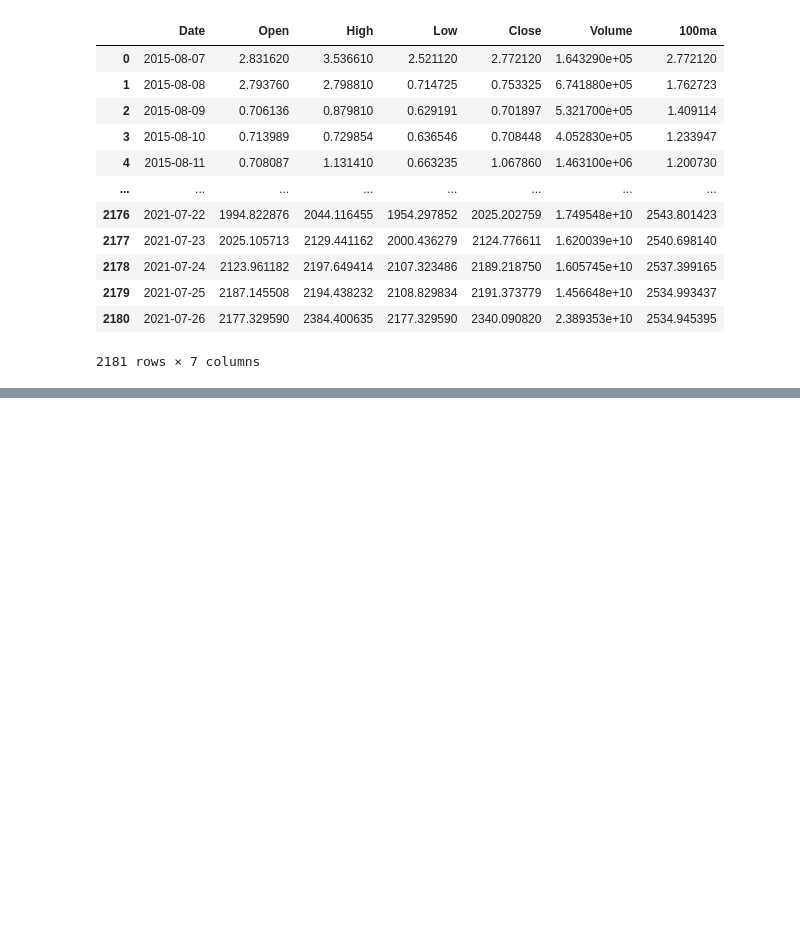
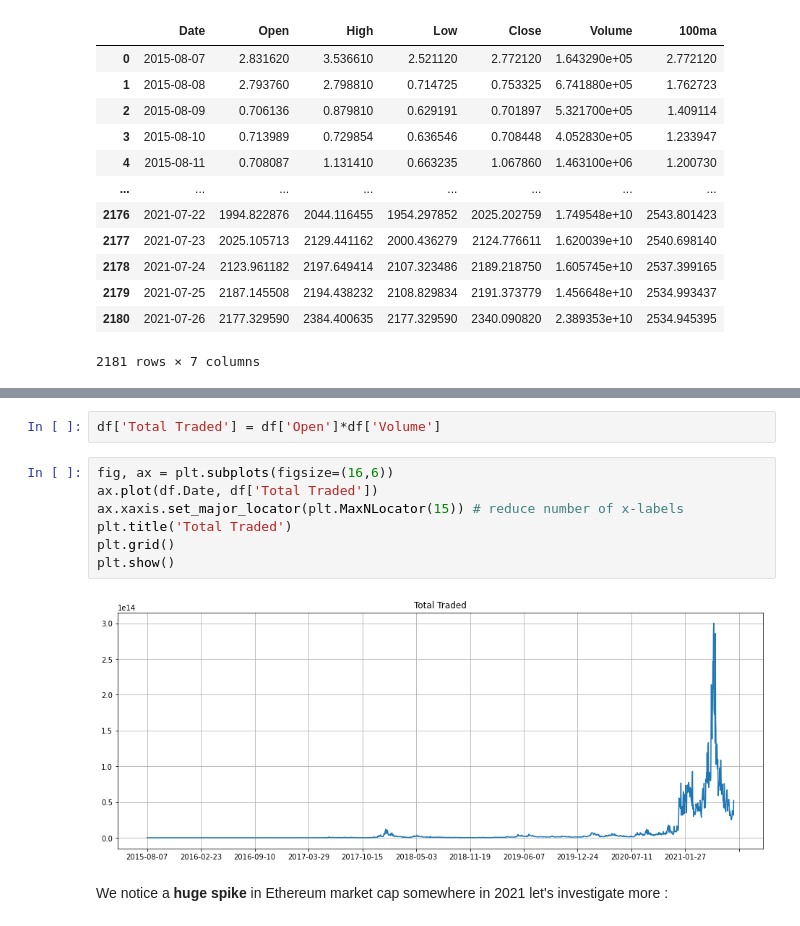
Before and after one commit to pillarxyz/ethereum-trends-analysis, a Jupyter notebook: ethereum-trends-analysis.ipynb, the cells around one changed output, grey strips where cells are left out. Saved outputs shown, nothing was run; the diff lists cells and outputs as text; blank space fills up the shorter version.

```diff
--- a/ethereum-trends-analysis.ipynb
+++ b/ethereum-trends-analysis.ipynb
@@ -76,0 +95,13 @@ plt.show()
+# %%
+df['Total Traded'] = df['Open']*df['Volume']
+# %%
+fig, ax = plt.subplots(figsize=(16,6))
+ax.plot(df.Date, df['Total Traded'])
+ax.xaxis.set_major_locator(plt.MaxNLocator(15)) # reduce number of x-labels
+plt.title('Total Traded')
+plt.grid()
+plt.show()
+# %% [output]
+[figure, added]
+# %% [markdown]
+We notice a **huge spike** in Ethereum market cap somewhere in 2021 let's investigate more :
```
Also changed, not shown: parts of 15 cells of this notebook.
